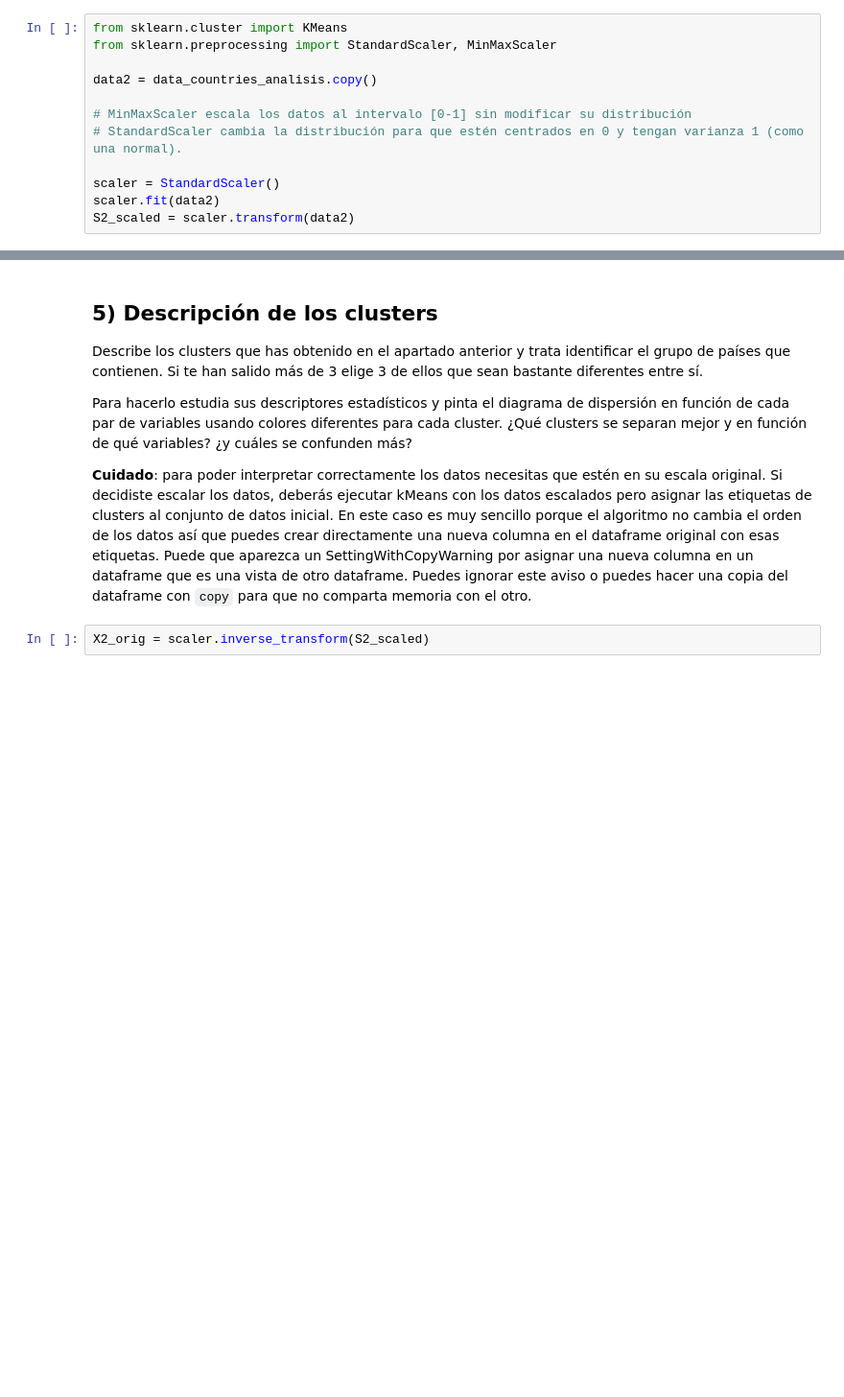
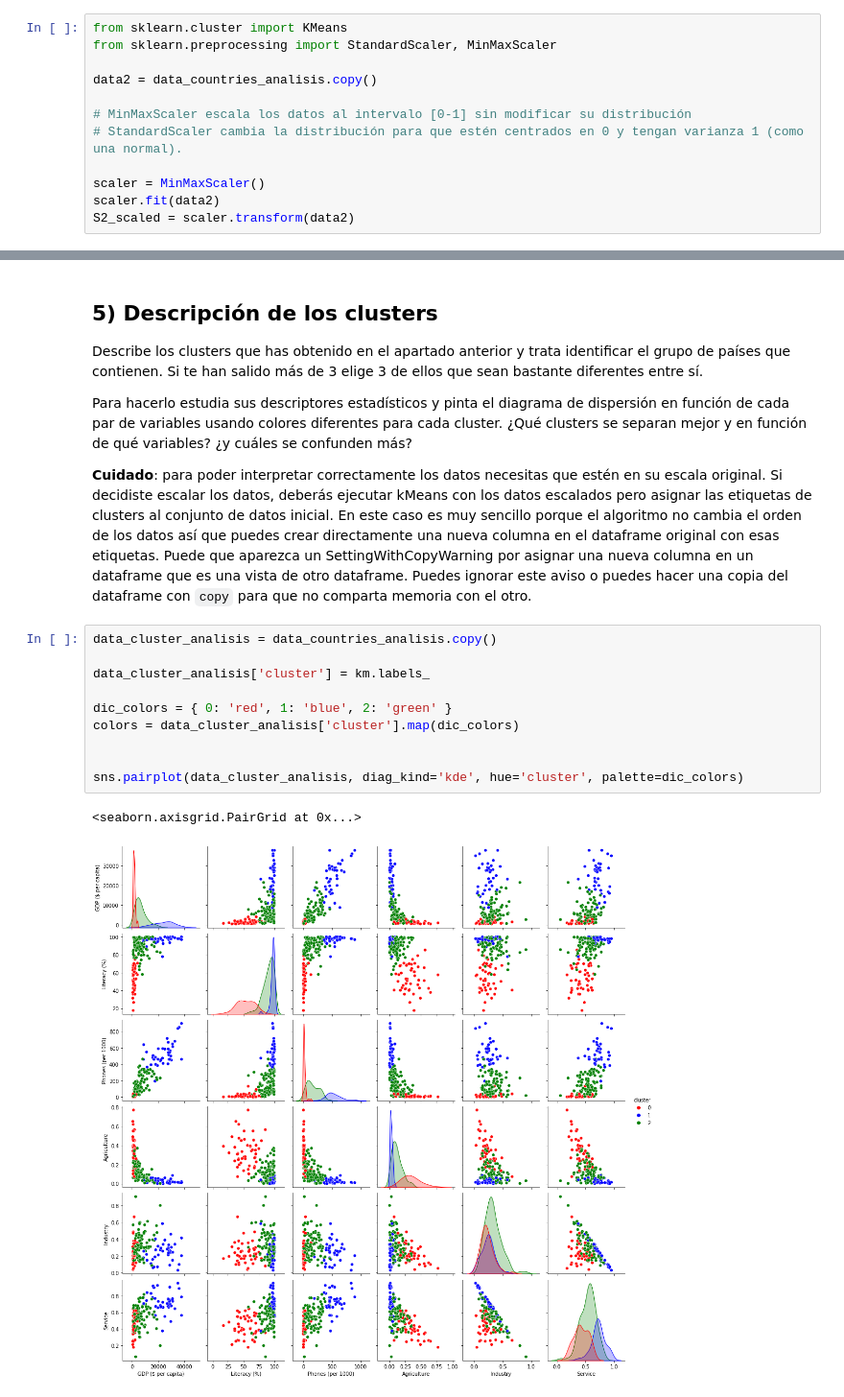
Before and after one commit to agonsant/ia-aprendizaje-automatico, a Jupyter notebook: P1_clustering.ipynb, the cells around one changed output, grey strips where cells are left out. Shown at 96% size. Cells and saved outputs as stored; diff of their text form; blank space fills up the shorter version.

Commit message:
Update P1_clustering.ipynb
Terminada parte 5).
Queda repasar los análisis.

```diff
--- a/P1_clustering.ipynb
+++ b/P1_clustering.ipynb
@@ -305,7 +305,7 @@ data2 = data_countries_analisis.copy()
 # MinMaxScaler escala los datos al intervalo [0-1] sin modificar su distribución
 # StandardScaler cambia la distribución para que estén centrados en 0 y tengan varianza 1 (como una normal).
 
-scaler = StandardScaler()
+scaler = MinMaxScaler()
 scaler.fit(data2)
 S2_scaled = scaler.transform(data2)
 # %% [markdown]
@@ -379,5 +379,16 @@ Describe los clusters que has obtenido en el apartado anterior y trata identific
 Para hacerlo estudia sus descriptores estadísticos y pinta el diagrama de dispersión en función de cada par de variables usando colores diferentes para cada cluster. ¿Qué clusters se separan mejor y en función de qué variables? ¿y cuáles se confunden más?
 
 __Cuidado__: para poder interpretar correctamente los datos necesitas que estén en su escala original. Si decidiste escalar los datos, deberás ejecutar kMeans con los datos escalados pero asignar las etiquetas de clusters al conjunto de datos inicial. En este caso es muy sencillo porque el algoritmo no cambia el orden de los datos así que puedes crear directamente una nueva columna en el dataframe original con esas etiquetas. Puede que aparezca un SettingWithCopyWarning por asignar una nueva columna en un dataframe que es una vista de otro dataframe. Puedes ignorar este aviso o puedes hacer una copia del dataframe con `copy` para que no comparta memoria con el otro.
-# %%
-X2_orig = scaler.inverse_transform(S2_scaled)
+# %%
+data_cluster_analisis = data_countries_analisis.copy()
+
+data_cluster_analisis['cluster'] = km.labels_
+
+dic_colors = { 0: 'red', 1: 'blue', 2: 'green' }
+colors = data_cluster_analisis['cluster'].map(dic_colors)
+
+
+sns.pairplot(data_cluster_analisis, diag_kind='kde', hue='cluster', palette=dic_colors)
+# %% [output]
+<seaborn.axisgrid.PairGrid at 0x...>
+[figure, added]
```
Also changed, not shown: parts of 4 cells of this notebook.
